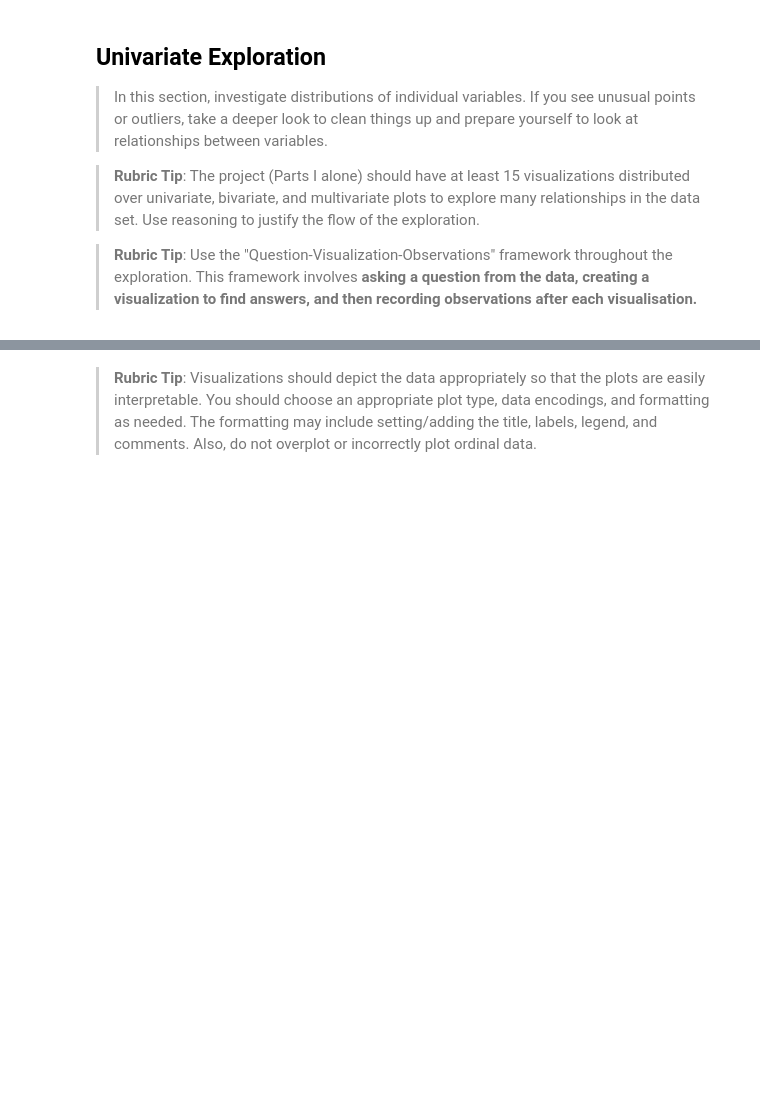
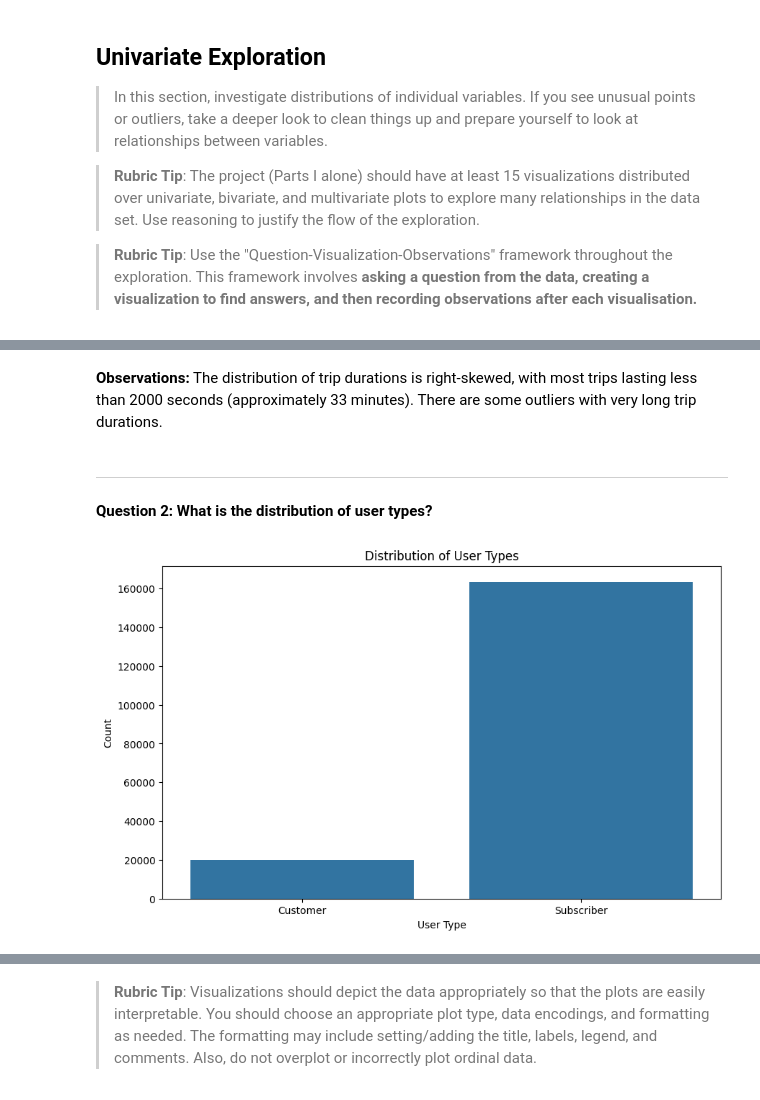
Before and after one commit to JonathanPrentice/Udacity-Data-Analyst-Nanodegree, a Jupyter notebook: Project 3 - Communicate Data Findings/notebooks/Part_I_Exploration.ipynb, the cells around one changed output, grey strips where cells are left out. Saved outputs shown, nothing was run; the diff lists cells and outputs as text; code cells hidden in the pictures; blank space fills up the shorter version.

```diff
--- a/Project 3 - Communicate Data Findings/notebooks/Part_I_Exploration.ipynb
+++ b/Project 3 - Communicate Data Findings/notebooks/Part_I_Exploration.ipynb
@@ -112,0 +119,18 @@ and prepare yourself to look at relationships between variables.
+# %% [markdown]
+**Observations:**
+The distribution of trip durations is right-skewed, with most trips lasting less than 2000 seconds (approximately 33 minutes). There are some outliers with very long trip durations.
+# %% [markdown]
+---
+# %% [markdown]
+**Question 2: What is the distribution of user types?**
+# %%
+# V
+# Plot the distribution of user types
+plt.figure(figsize=(10, 6))
+sns.countplot(data=df, x='user_type')
+plt.title('Distribution of User Types')
+plt.xlabel('User Type')
+plt.ylabel('Count')
+plt.show()
+# %% [output]
+[figure, added]
```
Also changed, not shown: parts of 20 cells of this notebook.
